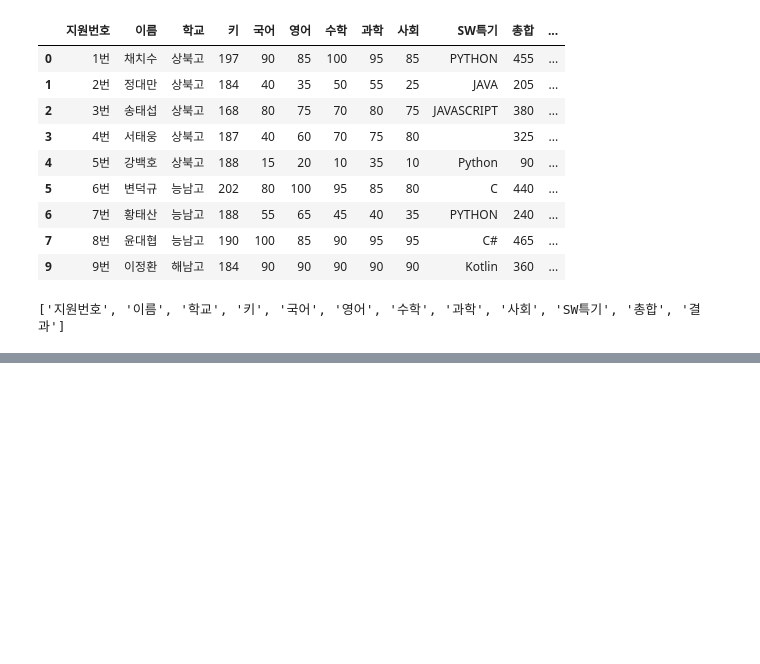
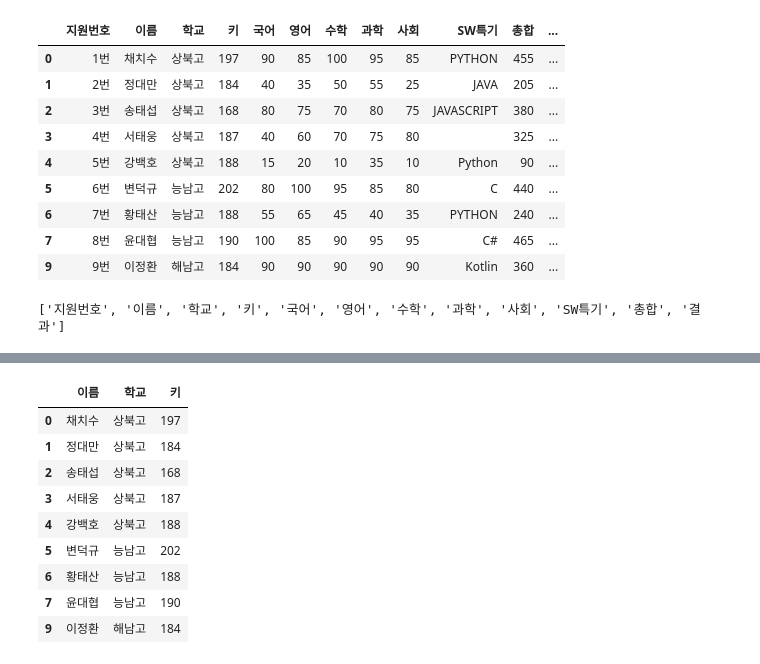
Before and after one commit to 951237/nadocoding, a Jupyter notebook: nadocoding_pandas/211015_데이터 수정.ipynb, the cells around one changed output, grey strips where cells are left out. Saved outputs shown, nothing was run; the diff lists cells and outputs as text; code cells hidden in the pictures; blank space fills up the shorter version.

```diff
--- a/nadocoding_pandas/211015_데이터 수정.ipynb
+++ b/nadocoding_pandas/211015_데이터 수정.ipynb
@@ -199,0 +215,15 @@ cols
+# %%
+# 원하는 칼럼만 추출하여 데이터 프레임 만들기
+df_col3 = df[['이름', '학교', '키']]
+df_col3
+# %% [output]
+|  | 이름 | 학교 | 키 |
+| 0 | 채치수 | 상북고 | 197 |
+| 1 | 정대만 | 상북고 | 184 |
+| 2 | 송태섭 | 상북고 | 168 |
+| 3 | 서태웅 | 상북고 | 187 |
+| 4 | 강백호 | 상북고 | 188 |
+| 5 | 변덕규 | 능남고 | 202 |
+| 6 | 황태산 | 능남고 | 188 |
+| 7 | 윤대협 | 능남고 | 190 |
+| 9 | 이정환 | 해남고 | 184 |
```
Also changed, not shown: parts of 1 cell of this notebook, 2 other files.
